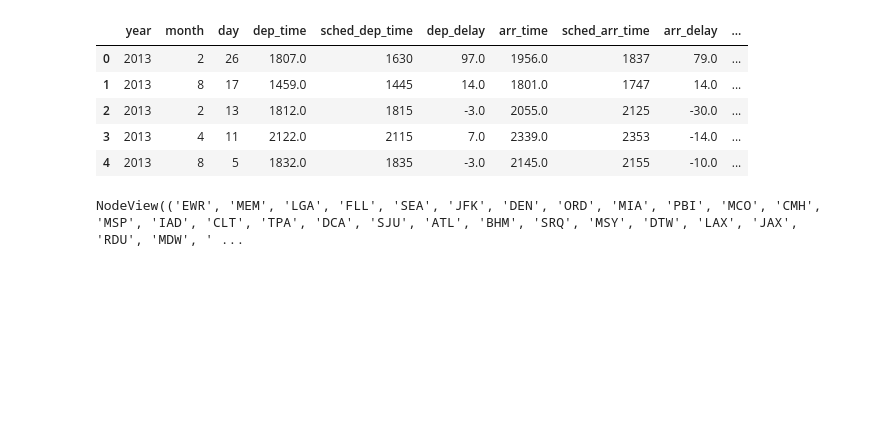
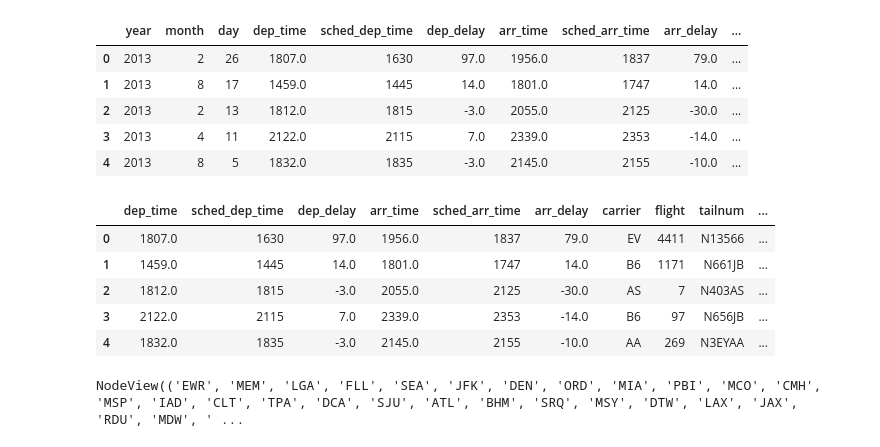
Before and after one commit to dbabichenko/python_for_data_and_analytics, a Jupyter notebook: 15 - Network Analysis/NetworkAnalysis.ipynb, the cells around one changed output. Cells and saved outputs as stored; diff of their text form; code cells hidden in the pictures; blank space fills up the shorter version.

```diff
--- a/15 - Network Analysis/NetworkAnalysis.ipynb
+++ b/15 - Network Analysis/NetworkAnalysis.ipynb
@@ -180,5 +185,14 @@ df['date'] = pd.to_datetime(df[['year', 'month', 'day']])
 # %%
 # Finally we drop the columns we don't need
 df.drop(['year', 'month', 'day'], axis=1, inplace=True)
+# %%
+df.head()
+# %% [output]
+|  | dep_time | sched_dep_time | dep_delay | arr_time | sched_arr_time | arr_delay | carrier | flight | tailnum | ... |
+| 0 | 1807.0 | 1630 | 97.0 | 1956.0 | 1837 | 79.0 | EV | 4411 | N13566 | ... |
+| 1 | 1459.0 | 1445 | 14.0 | 1801.0 | 1747 | 14.0 | B6 | 1171 | N661JB | ... |
+| 2 | 1812.0 | 1815 | -3.0 | 2055.0 | 2125 | -30.0 | AS | 7 | N403AS | ... |
+| 3 | 2122.0 | 2115 | 7.0 | 2339.0 | 2353 | -14.0 | B6 | 97 | N656JB | ... |
+| 4 | 1832.0 | 1835 | -3.0 | 2145.0 | 2155 | -10.0 | AA | 269 | N3EYAA | ... |
 # %%
 import networkx as nx
```
Also changed, not shown: parts of 5 cells of this notebook, 5 other files.
